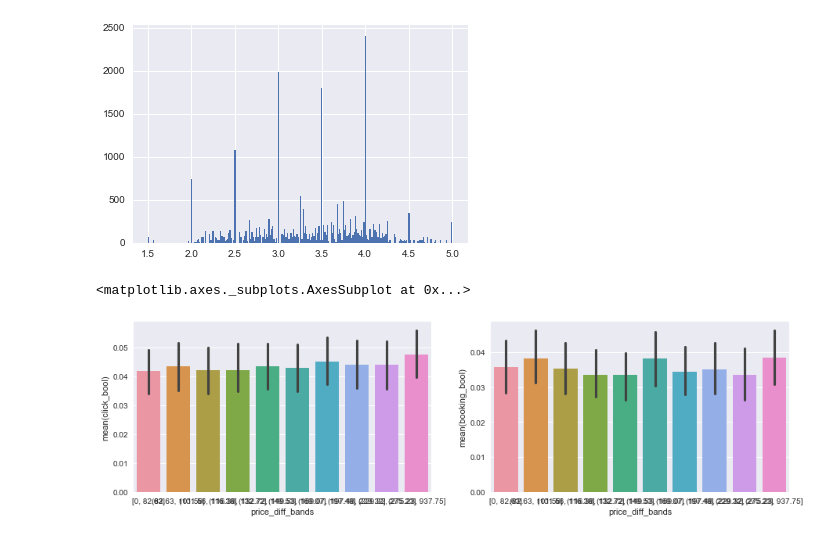
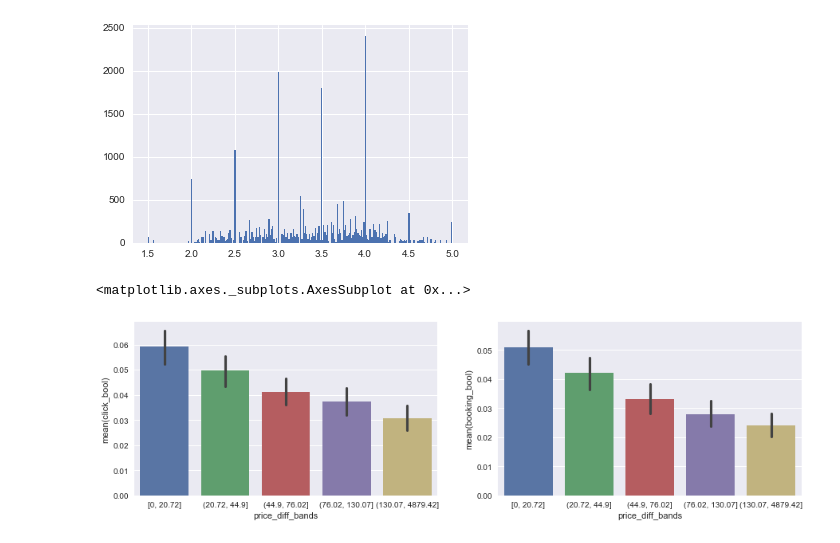
Before and after one commit to awday/DMT-23, a Jupyter notebook: Assignment2/LambdaMART/Visualize.ipynb, the cells around one changed output. Cells and saved outputs as stored; diff of their text form; code cells hidden in the pictures.

```diff
--- a/Assignment2/LambdaMART/Visualize.ipynb
+++ b/Assignment2/LambdaMART/Visualize.ipynb
@@ -94,3 +94,11 @@ sns.barplot(x="price_norm_dest_bands", y="booking_bool", data=train, ax=axis2)
 # %% [output]
 <matplotlib.axes._subplots.AxesSubplot at 0x...>
 [figure]
+# %%
+#Normalize prices by prop_id AND srch_id
+train["price_norm_prop_srch"] = train.groupby("srch_id")["price_norm_prop"].transform(lambda x: (x - x.mean()) / x.std())
+train["price_norm_prop_srch_bands"] = pd.qcut(train.price_norm_prop_srch, 10)
+
+fig, (axis1, axis2) = plt.subplots(1, 2, figsize=(15,4))
+sns.barplot(x="price_norm_prop_srch_bands", y="click_bool", data=train, ax=axis1)
+sns.barplot(x="price_norm_prop_srch_bands", y="booking_bool", data=train, ax=axis2)
@@ -96,0 +108,8 @@ sns.barplot(x="price_norm_dest_bands", y="booking_bool", data=train, ax=axis2)
+# %%
+#Normalize prices by prop_id AND srch_id AND dest_id
+train["price_norm_prop_srch_dest"] = train.groupby("srch_destination_id")["price_norm_prop_srch"].transform(lambda x: (x - x.mean()) / x.std())
+train["price_norm_prop_srch_dest_bands"] = pd.qcut(train.price_norm_prop_srch_dest, 10)
+
+fig, (axis1, axis2) = plt.subplots(1, 2, figsize=(15,4))
+sns.barplot(x="price_norm_prop_srch_dest_bands", y="click_bool", data=train, ax=axis1)
+sns.barplot(x="price_norm_prop_srch_dest_bands", y="booking_bool", data=train, ax=axis2)
@@ -96,0 +119,8 @@ sns.barplot(x="price_norm_dest_bands", y="booking_bool", data=train, ax=axis2)
+# %%
+# Price per night
+train["price_per_night"] = train.price_usd / train.srch_length_of_stay
+train["price_per_night_bands"] = pd.qcut(train.price_per_night, 10)
+
+fig, (axis1, axis2) = plt.subplots(1, 2, figsize=(15,4))
+sns.barplot(x="price_per_night_bands", y="click_bool", data=train, ax=axis1)
+sns.barplot(x="price_per_night_bands", y="booking_bool", data=train, ax=axis2)
@@ -96,0 +130,8 @@ sns.barplot(x="price_norm_dest_bands", y="booking_bool", data=train, ax=axis2)
+# %%
+# Price per night normalized
+train["price_per_night_norm_prop"] = train.groupby("prop_id")["price_per_night"].transform(lambda x: (x - x.mean()) / x.std())
+train["price_per_night_norm_prop_bands"] = pd.qcut(train.price_per_night_norm_prop, 10)
+
+fig, (axis1, axis2) = plt.subplots(1, 2, figsize=(15,4))
+sns.barplot(x="price_per_night_norm_prop_bands", y="click_bool", data=train, ax=axis1)
+sns.barplot(x="price_per_night_norm_prop_bands", y="booking_bool", data=train, ax=axis2)
@@ -108,12 +152,12 @@ print(train.visitor_hist_starrating.median())
 [figure]
 # %%
 # Price difference between historical price and current price
-train["price_diff"] = abs(train.visitor_hist_adr_usd) #- train.price_usd.map(lambda x: 0 if x == 0 else math.log(x, 10)))
-train["price_diff_bands"] = pd.qcut(train.price_diff, 10)
+train["price_diff"] = abs(train.visitor_hist_adr_usd - train.price_usd) #- train.price_usd.map(lambda x: 0 if x == 0 else math.log(x, 10)))
+train["price_diff_bands"] = pd.qcut(train.price_diff, 5)
 
 fig, (axis1, axis2) = plt.subplots(1, 2, figsize=(15,4))
 sns.barplot(x="price_diff_bands", y="click_bool", data=train, ax=axis1)
 sns.barplot(x="price_diff_bands", y="booking_bool", data=train, ax=axis2)
 # %% [output]
 <matplotlib.axes._subplots.AxesSubplot at 0x...>
-[figure, old version]
+[figure, new version]
```
Also changed, not shown: parts of 10 cells of this notebook, 2 other files.
